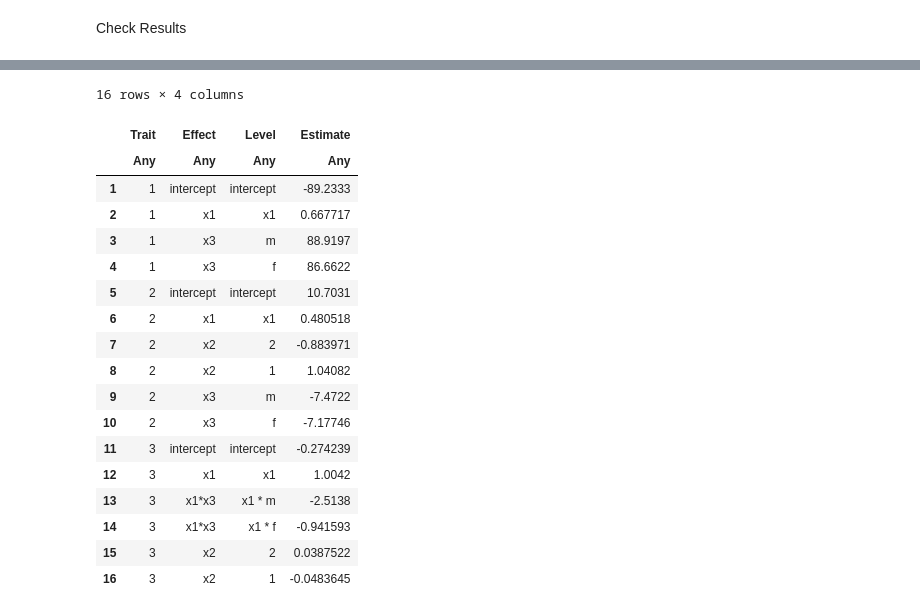
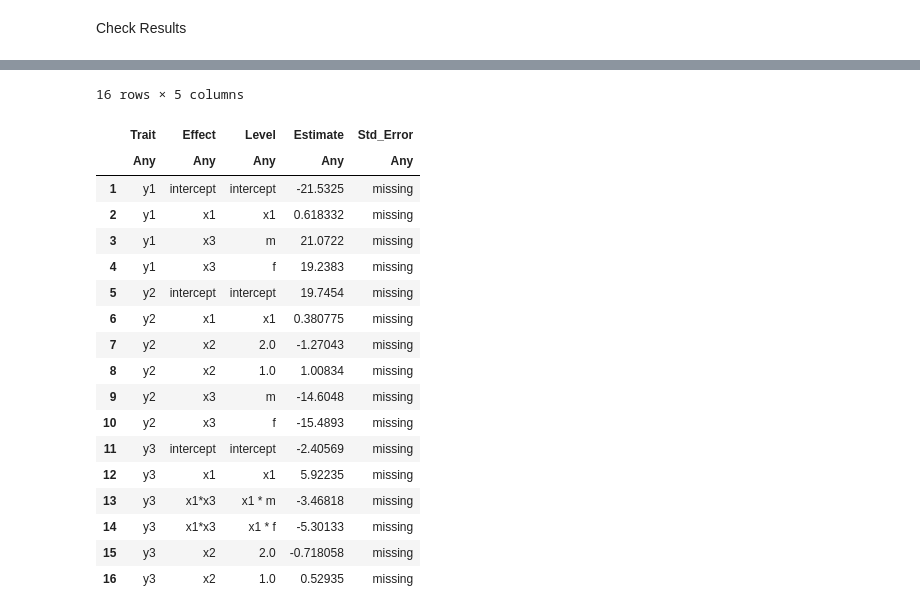
Before and after one commit to reworkhow/JWAS.jl, a Jupyter notebook: docs/notebooks/1_Conventional_Linear_Mixed_Model.ipynb, the cells around one changed output, grey strips where cells are left out. Saved outputs shown, nothing was run; the diff lists cells and outputs as text; code cells hidden in the pictures.

```diff
--- a/docs/notebooks/1_Conventional_Linear_Mixed_Model.ipynb
+++ b/docs/notebooks/1_Conventional_Linear_Mixed_Model.ipynb
@@ -163,23 +177,23 @@ Base.KeySet for a Dict{Any,Any} with 2 entries. Keys:
 # %%
-out2["Posterior mean of location parameters"]
+out2["location parameters"]
 # %% [output]
-16 rows × 4 columns
+16 rows × 5 columns
-|  | Trait | Effect | Level | Estimate |
-|  | Any | Any | Any | Any |
-| 1 | 1 | intercept | intercept | -89.2333 |
-| 2 | 1 | x1 | x1 | 0.667717 |
-| 3 | 1 | x3 | m | 88.9197 |
-| 4 | 1 | x3 | f | 86.6622 |
-| 5 | 2 | intercept | intercept | 10.7031 |
-| 6 | 2 | x1 | x1 | 0.480518 |
-| 7 | 2 | x2 | 2 | -0.883971 |
-| 8 | 2 | x2 | 1 | 1.04082 |
-| 9 | 2 | x3 | m | -7.4722 |
-| 10 | 2 | x3 | f | -7.17746 |
-| 11 | 3 | intercept | intercept | -0.274239 |
-| 12 | 3 | x1 | x1 | 1.0042 |
-| 13 | 3 | x1*x3 | x1 * m | -2.5138 |
-| 14 | 3 | x1*x3 | x1 * f | -0.941593 |
-| 15 | 3 | x2 | 2 | 0.0387522 |
-| 16 | 3 | x2 | 1 | -0.0483645 |
+|  | Trait | Effect | Level | Estimate | Std_Error |
+|  | Any | Any | Any | Any | Any |
+| 1 | y1 | intercept | intercept | -21.5325 | missing |
+| 2 | y1 | x1 | x1 | 0.618332 | missing |
+| 3 | y1 | x3 | m | 21.0722 | missing |
+| 4 | y1 | x3 | f | 19.2383 | missing |
+| 5 | y2 | intercept | intercept | 19.7454 | missing |
+| 6 | y2 | x1 | x1 | 0.380775 | missing |
+| 7 | y2 | x2 | 2.0 | -1.27043 | missing |
+| 8 | y2 | x2 | 1.0 | 1.00834 | missing |
+| 9 | y2 | x3 | m | -14.6048 | missing |
+| 10 | y2 | x3 | f | -15.4893 | missing |
+| 11 | y3 | intercept | intercept | -2.40569 | missing |
+| 12 | y3 | x1 | x1 | 5.92235 | missing |
+| 13 | y3 | x1*x3 | x1 * m | -3.46818 | missing |
+| 14 | y3 | x1*x3 | x1 * f | -5.30133 | missing |
+| 15 | y3 | x2 | 2.0 | -0.718058 | missing |
+| 16 | y3 | x2 | 1.0 | 0.52935 | missing |
 # %%
```
Also changed, not shown: parts of 8 cells of this notebook, 7 other files.
